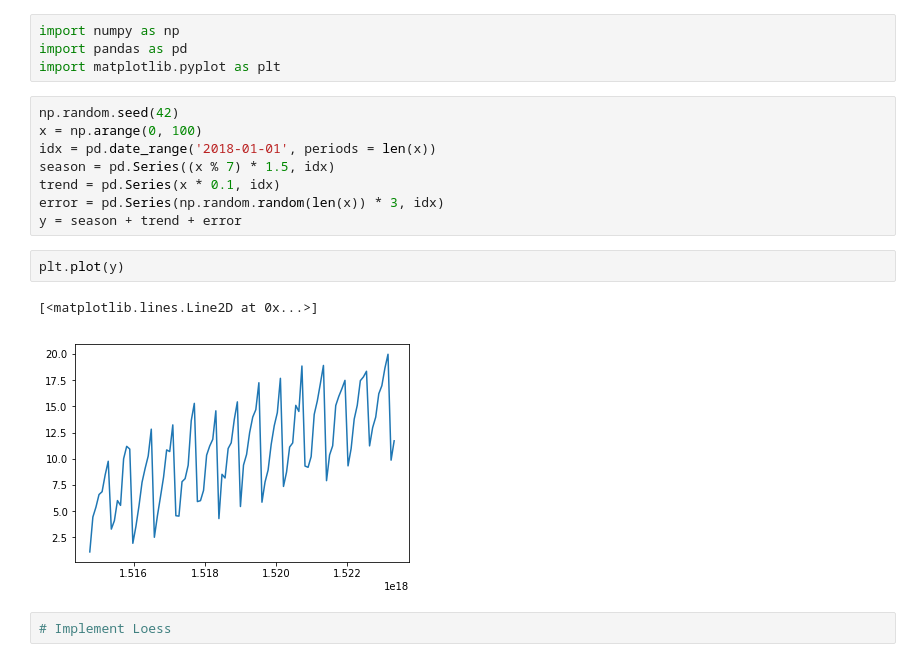
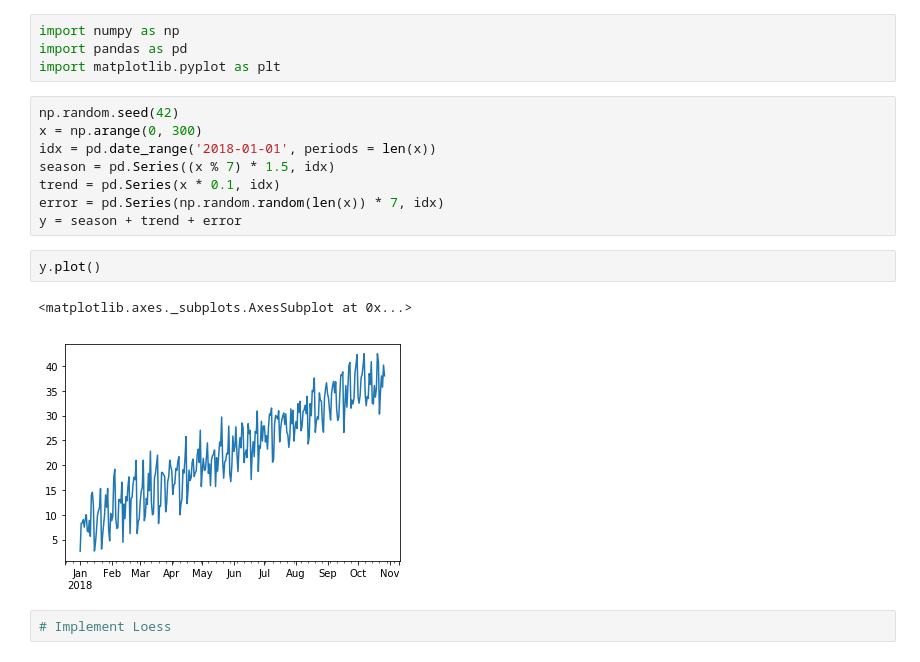
Before and after one commit to sral85/STL, a Jupyter notebook: STL.ipynb, the cells around one changed output. Saved outputs shown, nothing was run; the diff lists cells and outputs as text.

```diff
--- a/STL.ipynb
+++ b/STL.ipynb
@@ -4,17 +4,17 @@ import pandas as pd
 import matplotlib.pyplot as plt
 # %%
 np.random.seed(42)
-x = np.arange(0, 100)
+x = np.arange(0, 300)
 idx = pd.date_range('2018-01-01', periods = len(x))
 season = pd.Series((x % 7) * 1.5, idx)
 trend = pd.Series(x * 0.1, idx)
-error = pd.Series(np.random.random(len(x)) * 3, idx)
+error = pd.Series(np.random.random(len(x)) * 7, idx)
 y = season + trend + error
-# %%
-plt.plot(y)
-# %% [output]
-[<matplotlib.lines.Line2D at 0x...>]
-[figure, removed]
+# %%
+y.plot()
+# %% [output]
+<matplotlib.axes._subplots.AxesSubplot at 0x...>
+[figure, added]
 # %%
 # Implement Loess
 # %%
```
Also changed, not shown: parts of 19 cells of this notebook.
